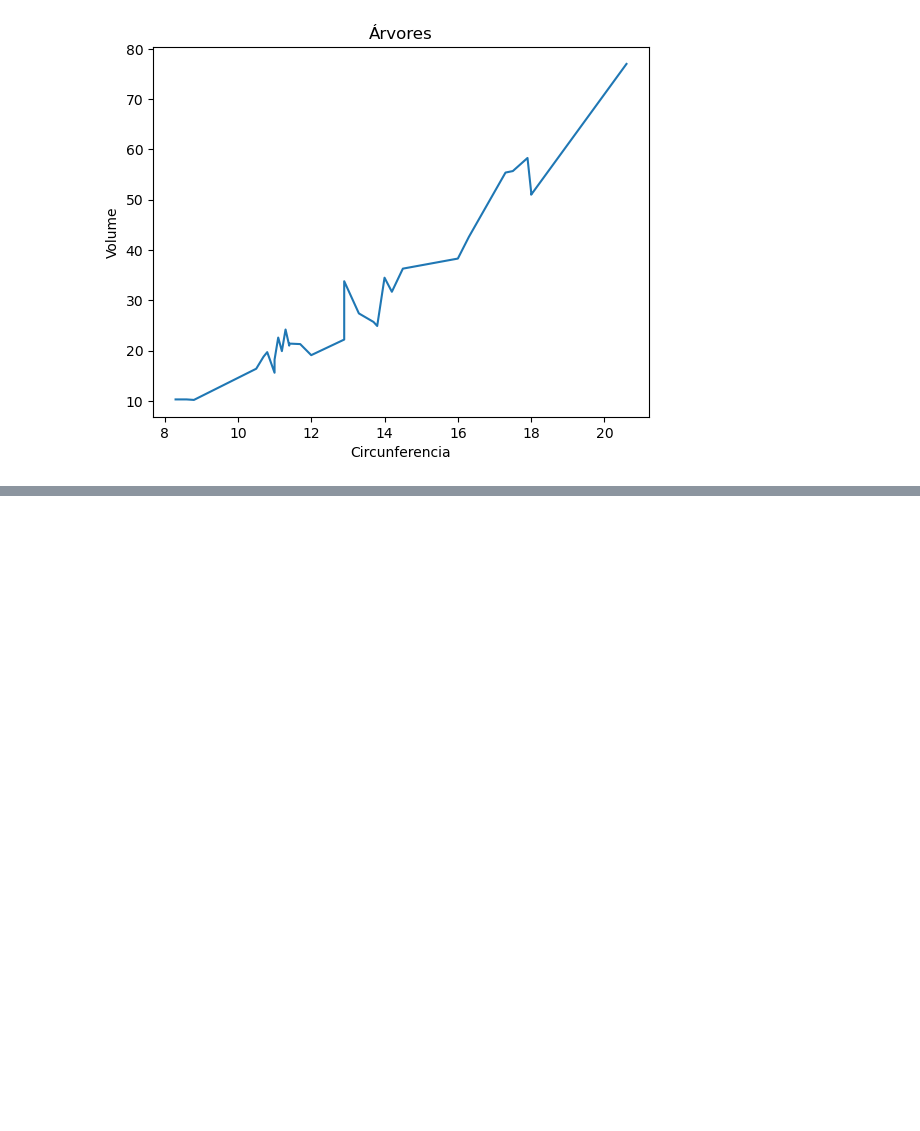
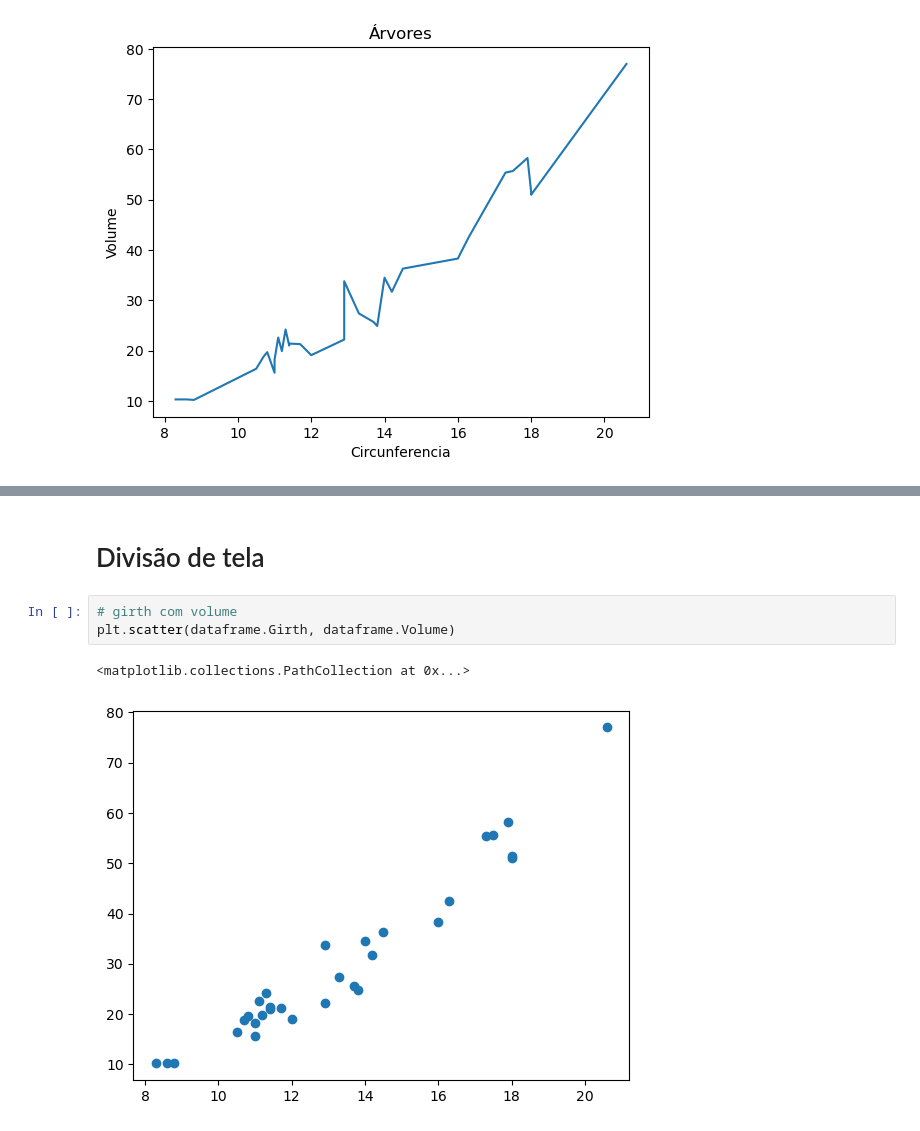
Before and after one commit to oderlanfreire/DataScience-Study, a Jupyter notebook: graficos-visualizacao-e-dashboards/notebooks/script.ipynb, the cells around one changed output, grey strips where cells are left out. Cells and saved outputs as stored; diff of their text form; blank space fills up the shorter version.

```diff
--- a/graficos-visualizacao-e-dashboards/notebooks/script.ipynb
+++ b/graficos-visualizacao-e-dashboards/notebooks/script.ipynb
@@ -114,0 +118,8 @@ sns.regplot(x=dataframe.Girth, y=dataframe.Volume, data=dataframe, x_jitter=0.3,
+# %% [markdown]
+# Divisão de tela
+# %%
+# girth com volume
+plt.scatter(dataframe.Girth, dataframe.Volume)
+# %% [output]
+<matplotlib.collections.PathCollection at 0x...>
+[figure, added]
```
Also changed, not shown: parts of 32 cells of this notebook, 2 other files.
